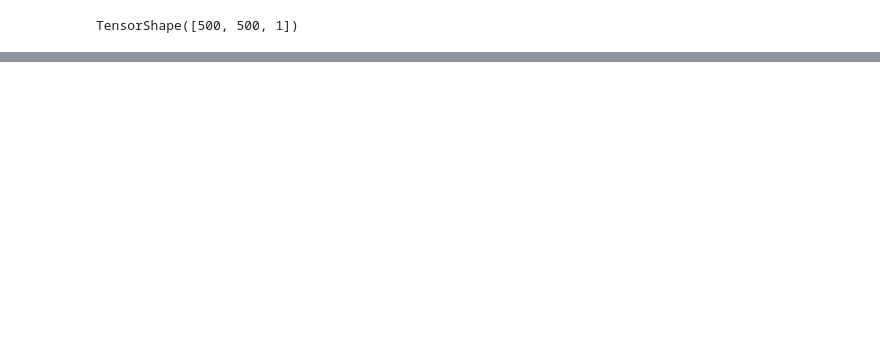
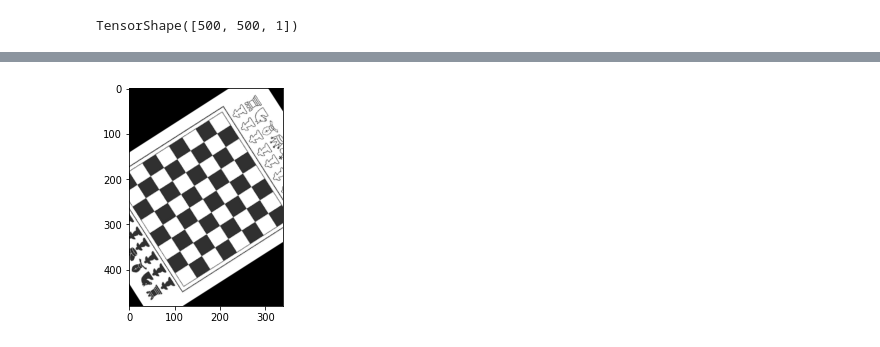
Before and after one commit to Krithika16/final_year_project_jarrow, a Jupyter notebook: augpolicies/augmentation_funcs/aug_playground.ipynb, the cells around one changed output, grey strips where cells are left out. Drawn from its saved outputs; the diff is of its cells as text; code cells hidden in the pictures; blank space fills up the shorter version.

```diff
--- a/augpolicies/augmentation_funcs/aug_playground.ipynb
+++ b/augpolicies/augmentation_funcs/aug_playground.ipynb
@@ -380,0 +413,5 @@ plt.show()
+# %%
+plt.imshow(timg, 'gray')
+plt.show()
+# %% [output]
+[figure, added]
```
Also changed, not shown: parts of 19 cells of this notebook, 2 other files.
